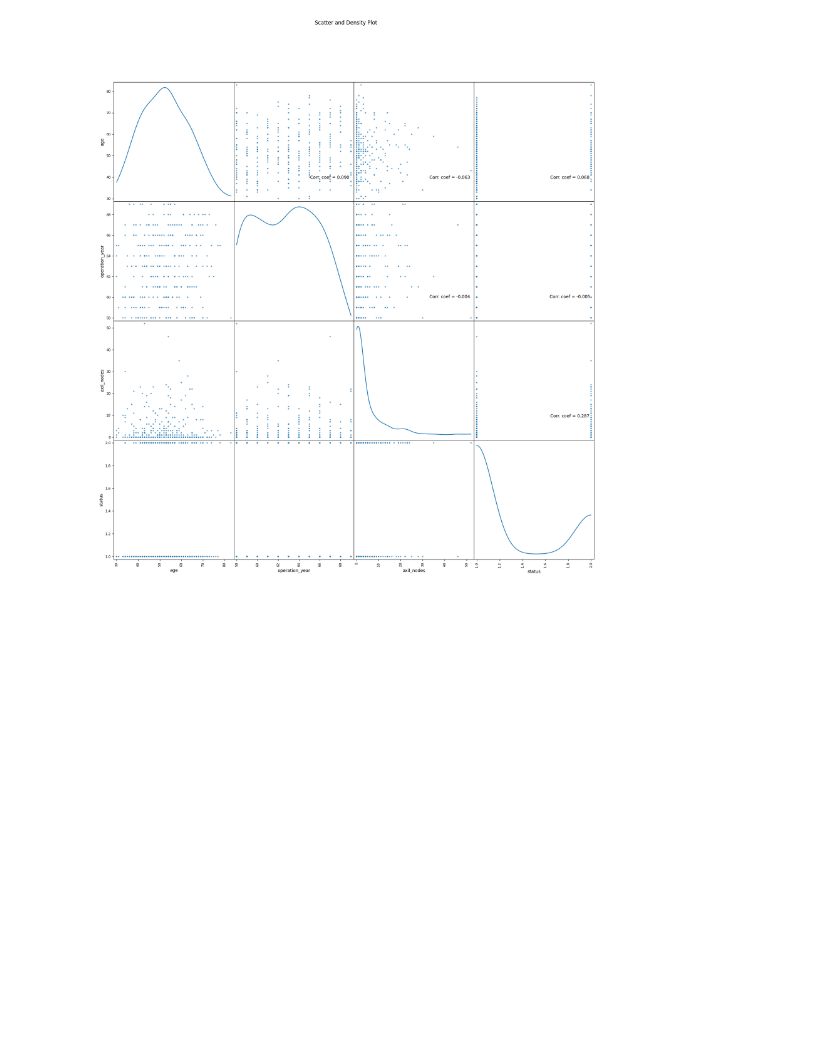
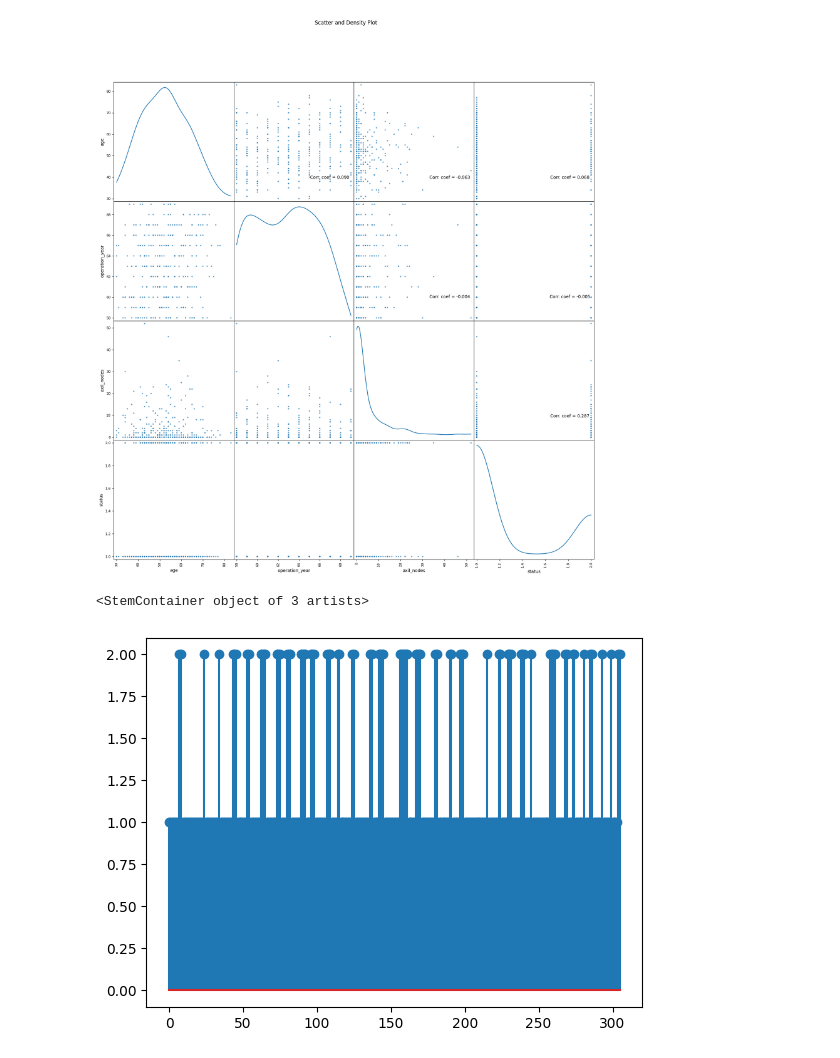
Before and after one commit to dev-frog/WM-ASDS04, a Jupyter notebook: lab_1/haberman.ipynb, the cells around one changed output. Drawn from its saved outputs; the diff is of its cells as text; code cells hidden in the pictures; blank space fills up the shorter version.

```diff
--- a/lab_1/haberman.ipynb
+++ b/lab_1/haberman.ipynb
@@ -92,3 +92,8 @@ def plotScatterMatrix(df, plotSize, textSize):
 plotScatterMatrix(df, 20, 10)
 # %% [output]
 [figure]
+# %%
+plt.stem(df['status'])
+# %% [output]
+<StemContainer object of 3 artists>
+[figure, added]
```
Also changed, not shown: parts of 7 cells of this notebook, 6 other files.
